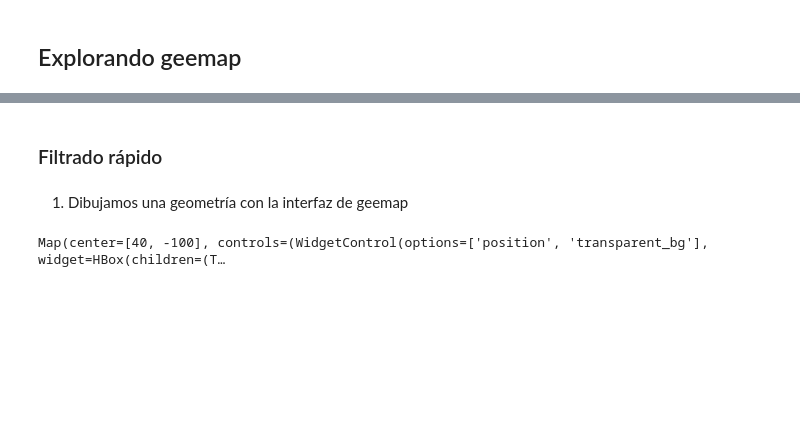
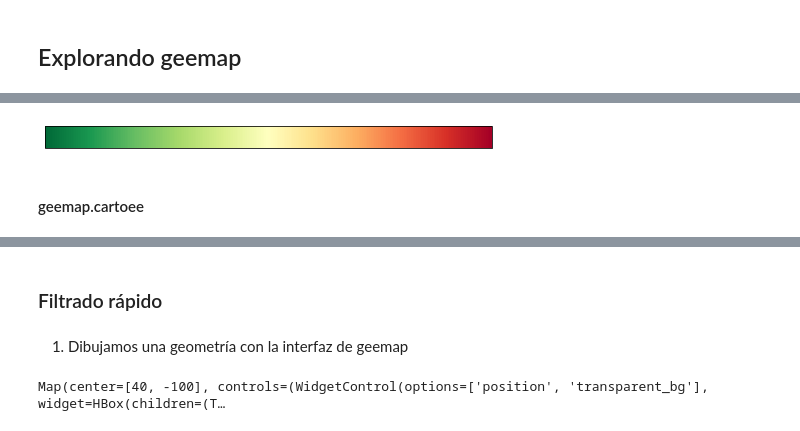
Before and after one commit to vilcagamarracf/Python_Snippets, a Jupyter notebook: snippets/Snippets_geemap.ipynb, the cells around one changed output, grey strips where cells are left out. Saved outputs shown, nothing was run; the diff lists cells and outputs as text; code cells hidden in the pictures; blank space fills up the shorter version.

```diff
--- a/snippets/Snippets_geemap.ipynb
+++ b/snippets/Snippets_geemap.ipynb
@@ -95,0 +103,8 @@ Map(center=[-13.014967981720826, -75.09317898826086], controls=(WidgetControl(op
+# %%
+# Establecer una paleta
+paleta = cmp.palettes.RdYlGn_r
+
+# Ver una paleta
+cmp.plot_colormap('RdYlGn_r', width=8.0, height=0.4, orientation='horizontal')
+# %% [output]
+[figure, added]
@@ -95,0 +120,2 @@ Map(center=[-13.014967981720826, -75.09317898826086], controls=(WidgetControl(op
+# %% [markdown]
+#### geemap.cartoee
```
Also changed, not shown: parts of 33 cells of this notebook.
